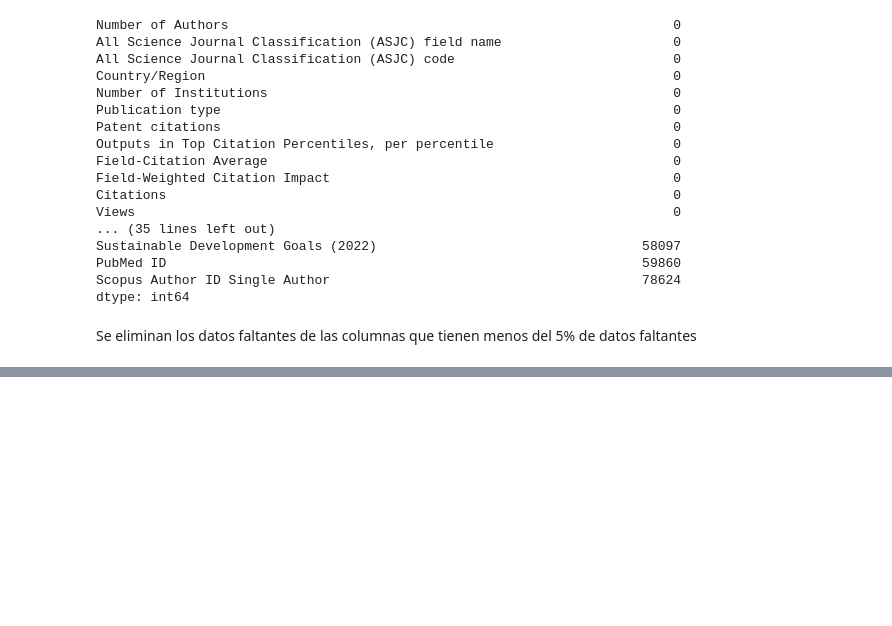
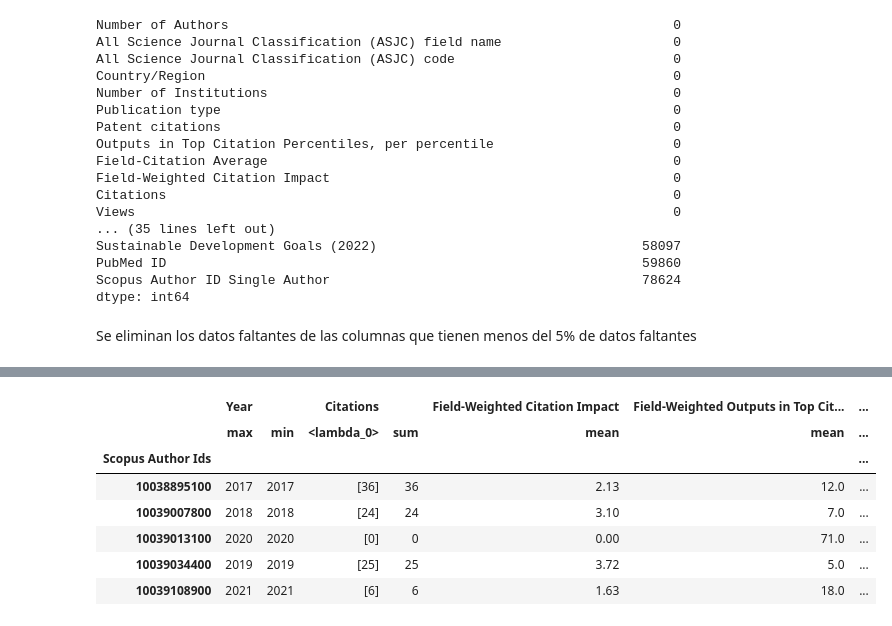
Before and after one commit to ElizabethAndriano/RisingStars, a Jupyter notebook: reto.ipynb, the cells around one changed output, grey strips where cells are left out. Cells and saved outputs as stored; diff of their text form; code cells hidden in the pictures; blank space fills up the shorter version.

```diff
--- a/reto.ipynb
+++ b/reto.ipynb
@@ -122,0 +135,7 @@ dtype: int64
+# %%
+Q1 = np.percentile(pub1['Number of Authors'],25)
+Q3 = np.percentile(pub1['Number of Authors'],75)
+IQR = Q3 - Q1
+pub2 = pub1[pub1['Number of Authors'] <= Q3 + IQR * 1.5]
+
+px.box(pub2,'Number of Authors')
@@ -122,0 +149,6 @@ dtype: int64
+# %%
+autores = []
+for auths in pub2['Scopus Author Ids']:
+    autores.append(str(auths).split('| '))
+
+pub2['Scopus Author Ids'] = autores
@@ -122,0 +164,3 @@ dtype: int64
+# %%
+pub2 = pub2.explode('Scopus Author Ids')
+pub2.head()
@@ -122,0 +174,3 @@ dtype: int64
+# %%
+pub2['Publications'] = 1
+pub2.head()
@@ -122,0 +184,16 @@ dtype: int64
+# %%
+metrics = {'Year':['max','min'],'Citations':[lambda x: list(x),'sum'],'Field-Weighted Citation Impact': 'mean',
+           'Field-Weighted Outputs in Top Citation Percentiles, per percentile':'mean',
+           'Publications':'sum','CiteScore (publication year)':'mean',
+           'SNIP (publication year)':'mean'}
+pub3 = pub2.groupby(by='Scopus Author Ids').agg(metrics)
+pub3.head()
+# %% [output]
+|  | Year |  | Citations |  | Field-Weighted Citation Impact | Field-Weighted Outputs in Top Cit... | ... |
+|  | max | min | <lambda_0> | sum | mean | mean | ... |
+| Scopus Author Ids |  |  |  |  |  |  | ... |
+| 10038895100 | 2017 | 2017 | [36] | 36 | 2.13 | 12.0 | ... |
+| 10039007800 | 2018 | 2018 | [24] | 24 | 3.10 | 7.0 | ... |
+| 10039013100 | 2020 | 2020 | [0] | 0 | 0.00 | 71.0 | ... |
+| 10039034400 | 2019 | 2019 | [25] | 25 | 3.72 | 5.0 | ... |
+| 10039108900 | 2021 | 2021 | [6] | 6 | 1.63 | 18.0 | ... |
```
Also changed, not shown: parts of 34 cells of this notebook, 2 other files.
